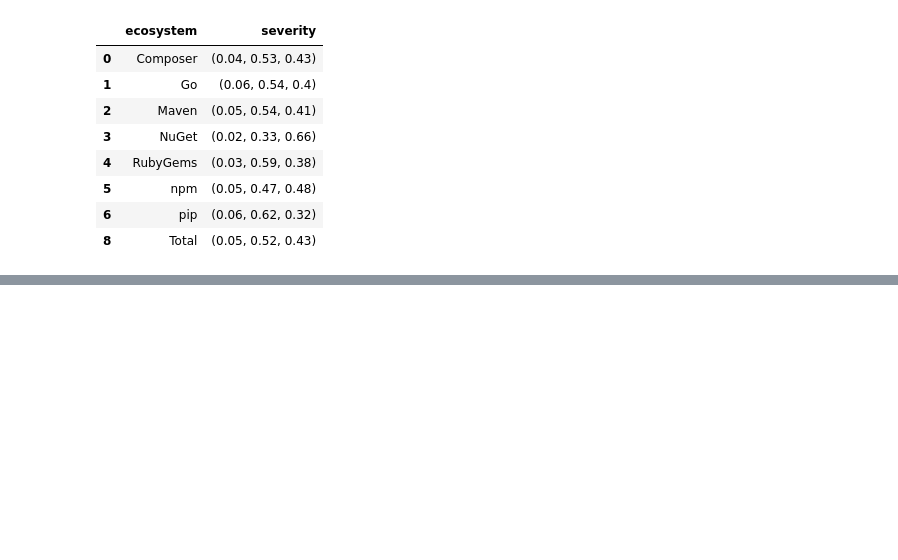
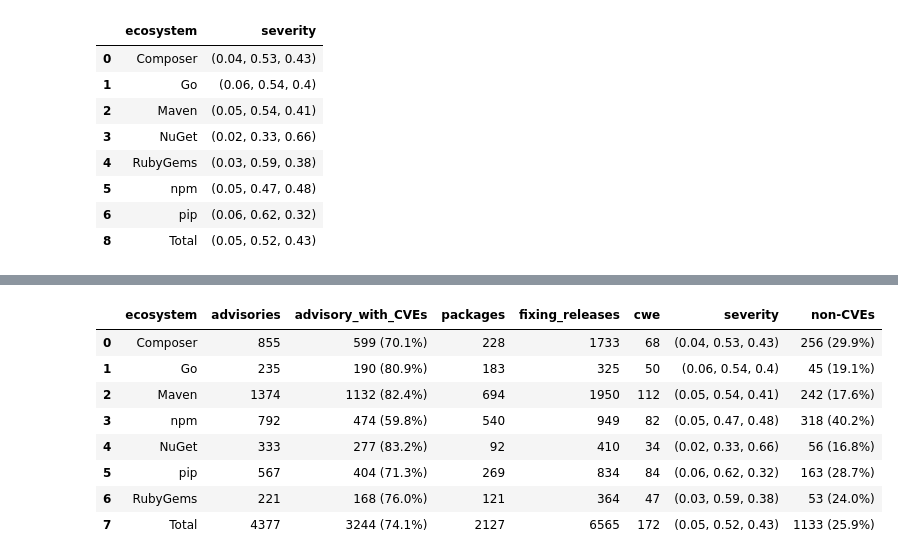
Before and after one commit to nasifimtiazohi/advisory-lifecycle, a Jupyter notebook: data_explore/repo_resolved.ipynb, the cells around one changed output, grey strips where cells are left out. Saved outputs shown, nothing was run; the diff lists cells and outputs as text; code cells hidden in the pictures; blank space fills up the shorter version.

```diff
--- a/data_explore/repo_resolved.ipynb
+++ b/data_explore/repo_resolved.ipynb
@@ -215,6 +215,2 @@ df
 | 6 | RubyGems | 221 | 168 | 121 | 364 | 47 | (0.03, 0.59, 0.38) |
 | 7 | Total | 4377 | 3244 | 2127 | 6565 | 172 | (0.05, 0.52, 0.43) |
-# %%
-df['non-CVEs (%)'] = df['advisories'] - df['advisory_with_CVEs']
-df['non-CVEs (%)'] = round (df['non-CVEs (%)'] / df['advisories'] * 100 , 2)
-df
@@ -230,0 +217,18 @@ df
+# %%
+df['non-CVEs'] = df['advisories'] - df['advisory_with_CVEs']
+df['percent'] = round (df['non-CVEs'] / df['advisories'] * 100 , 1)
+df['non-CVEs'] = df['non-CVEs'].map(str) + ' (' + df['percent'].map(str) +'%)'
+df.drop('percent', axis = 1)
+df['percent'] = round (df['advisory_with_CVEs'] / df['advisories'] * 100 , 1)
+df['advisory_with_CVEs'] = df['advisory_with_CVEs'].map(str) + ' (' + df['percent'].map(str) +'%)'
+df.drop('percent', axis = 1)
+# %% [output]
+|  | ecosystem | advisories | advisory_with_CVEs | packages | fixing_releases | cwe | severity | non-CVEs |
+| 0 | Composer | 855 | 599 (70.1%) | 228 | 1733 | 68 | (0.04, 0.53, 0.43) | 256 (29.9%) |
+| 1 | Go | 235 | 190 (80.9%) | 183 | 325 | 50 | (0.06, 0.54, 0.4) | 45 (19.1%) |
+| 2 | Maven | 1374 | 1132 (82.4%) | 694 | 1950 | 112 | (0.05, 0.54, 0.41) | 242 (17.6%) |
+| 3 | npm | 792 | 474 (59.8%) | 540 | 949 | 82 | (0.05, 0.47, 0.48) | 318 (40.2%) |
+| 4 | NuGet | 333 | 277 (83.2%) | 92 | 410 | 34 | (0.02, 0.33, 0.66) | 56 (16.8%) |
+| 5 | pip | 567 | 404 (71.3%) | 269 | 834 | 84 | (0.06, 0.62, 0.32) | 163 (28.7%) |
+| 6 | RubyGems | 221 | 168 (76.0%) | 121 | 364 | 47 | (0.03, 0.59, 0.38) | 53 (24.0%) |
+| 7 | Total | 4377 | 3244 (74.1%) | 2127 | 6565 | 172 | (0.05, 0.52, 0.43) | 1133 (25.9%) |
```
Also changed, not shown: parts of 13 cells of this notebook, 2 other files.
